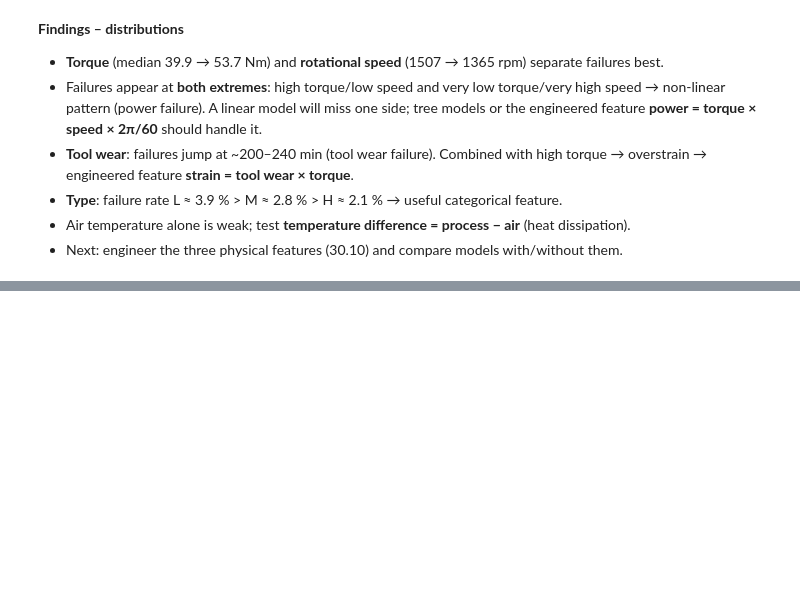
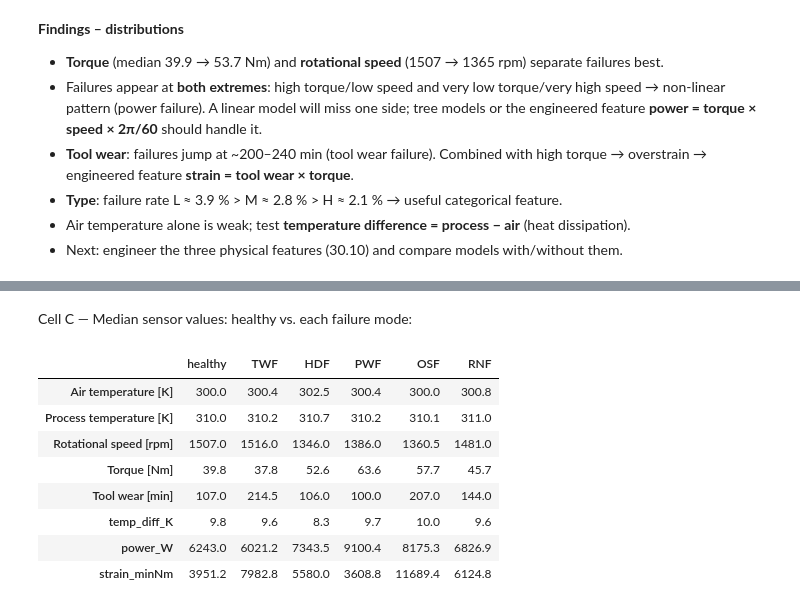
Before and after one commit to daneeshwalika-hash/failsense, a Jupyter notebook: notebooks/01_eda.ipynb, the cells around one changed output, grey strips where cells are left out. Saved outputs shown, nothing was run; the diff lists cells and outputs as text; code cells hidden in the pictures; blank space fills up the shorter version.

```diff
--- a/notebooks/01_eda.ipynb
+++ b/notebooks/01_eda.ipynb
@@ -192,0 +197,24 @@ df[SENSORS + ["Machine failure"]].groupby("Machine failure").median().T.round(1)
+# %%
+from pathlib import Path
+
+import matplotlib.pyplot as plt
+import numpy as np
+
+FIG_DIR = Path("../reports/figures")
+FIG_DIR.mkdir(parents=True, exist_ok=True)
+
+AIR = "Air temperature [K]"
+PROC = "Process temperature [K]"
+SPEED = "Rotational speed [rpm]"
+TORQUE = "Torque [Nm]"
+WEAR = "Tool wear [min]"
+TARGET = "Machine failure"
+MODES = ["TWF", "HDF", "PWF", "OSF", "RNF"]
+
+# Work on a copy: these features are for exploration only.
+# The production versions will live in src/failsense/features/ (30.10).
+eda = df.copy()
+eda["temp_diff_K"] = eda[PROC] - eda[AIR]
+eda["power_W"] = eda[TORQUE] * eda[SPEED] * 2 * np.pi / 60
+eda["strain_minNm"] = eda[WEAR] * eda[TORQUE]
+eda[["temp_diff_K", "power_W", "strain_minNm"]].describe().round(1)
@@ -192,0 +248,22 @@ df[SENSORS + ["Machine failure"]].groupby("Machine failure").median().T.round(1)
+# %% [markdown]
+Cell C — Median sensor values: healthy vs. each failure mode:
+# %%
+cols = [AIR, PROC, SPEED, TORQUE, WEAR, "temp_diff_K", "power_W", "strain_minNm"]
+healthy_mask = eda[TARGET].eq(0) & eda[MODES].sum(axis=1).eq(0)
+
+summary = pd.concat(
+    [eda.loc[healthy_mask, cols].median().rename("healthy")]
+    + [eda.loc[eda[m].eq(1), cols].median().rename(m) for m in MODES],
+    axis=1,
+)
+summary.round(1)
+# %% [output]
+|  | healthy | TWF | HDF | PWF | OSF | RNF |
+| Air temperature [K] | 300.0 | 300.4 | 302.5 | 300.4 | 300.0 | 300.8 |
+| Process temperature [K] | 310.0 | 310.2 | 310.7 | 310.2 | 310.1 | 311.0 |
+| Rotational speed [rpm] | 1507.0 | 1516.0 | 1346.0 | 1386.0 | 1360.5 | 1481.0 |
+| Torque [Nm] | 39.8 | 37.8 | 52.6 | 63.6 | 57.7 | 45.7 |
+| Tool wear [min] | 107.0 | 214.5 | 106.0 | 100.0 | 207.0 | 144.0 |
+| temp_diff_K | 9.8 | 9.6 | 8.3 | 9.7 | 10.0 | 9.6 |
+| power_W | 6243.0 | 6021.2 | 7343.5 | 9100.4 | 8175.3 | 6826.9 |
+| strain_minNm | 3951.2 | 7982.8 | 5580.0 | 3608.8 | 11689.4 | 6124.8 |
```
Also changed, not shown: parts of 13 cells of this notebook, 2 other files.
